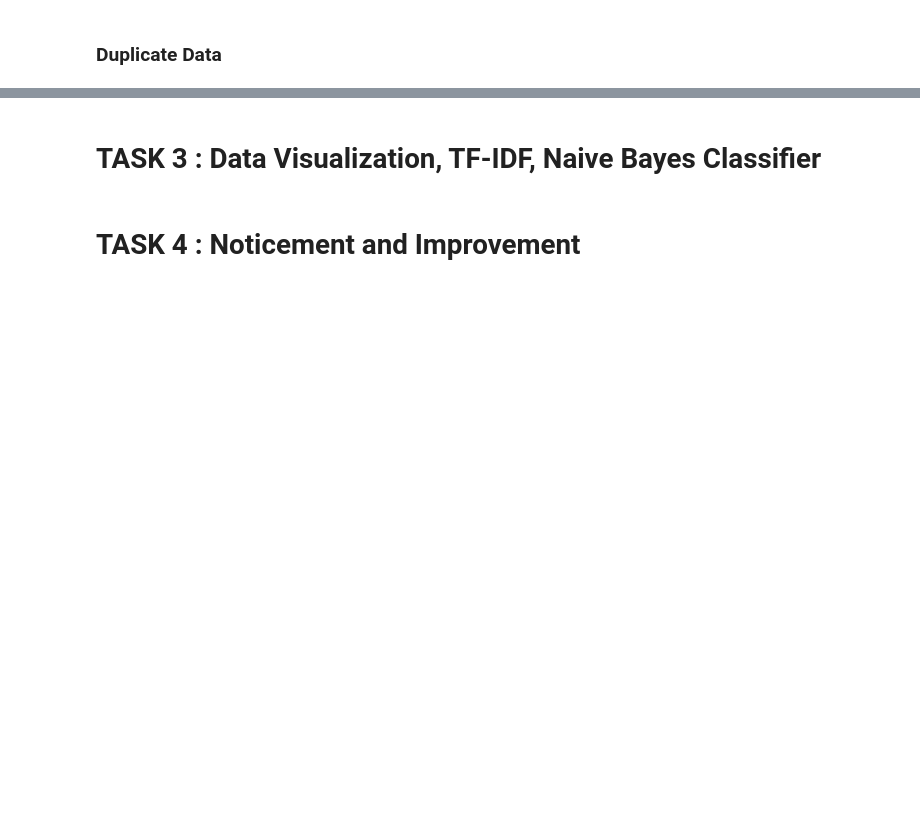
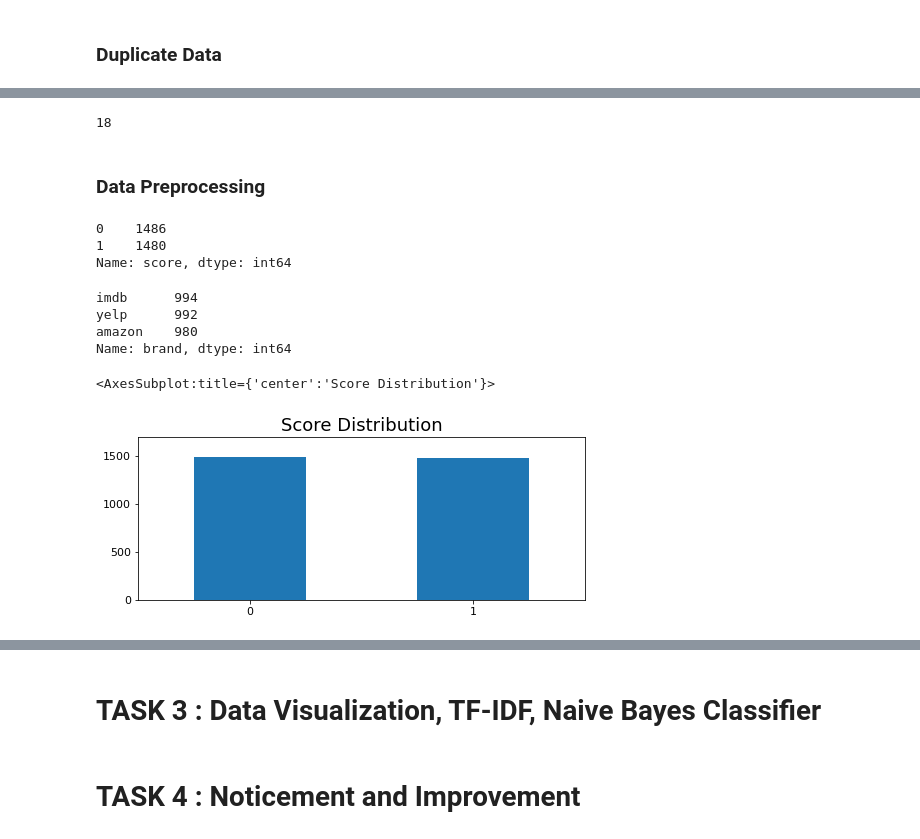
Before and after one commit to szlee118/DM2021-Lab1-Homework, a Jupyter notebook: DM2021-Lab1-Homework.ipynb, the cells around one changed output, grey strips where cells are left out. Cells and saved outputs as stored; diff of their text form; code cells hidden in the pictures; blank space fills up the shorter version.

```diff
--- a/DM2021-Lab1-Homework.ipynb
+++ b/DM2021-Lab1-Homework.ipynb
@@ -407,0 +449,6 @@ Name: sentence, dtype: object
+# %%
+# dummy record as dictionary format
+dummy_dict = [{'sentence': 'dummy_record'
+              }]
+df = df.append(dummy_dict, ignore_index=True)
+df.isnull().apply(lambda x: dmh.check_missing_values(x))
@@ -408,2 +459,4 @@ Name: sentence, dtype: object
+# %%
+df.dropna(inplace=True)
 # %% [markdown]
 ### Duplicate Data
@@ -409,0 +482,41 @@ Name: sentence, dtype: object
+# %%
+dummy_duplicate_dict = [{
+                             'sentence': 'dummy record',
+                             'score': 1
+                        },
+                        {
+                             'sentence': 'dummy record',
+                             'score': 1
+                        }]
+
+df = df.append(dummy_duplicate_dict, ignore_index=True)
+
+sum(df.duplicated('sentence'))
+# %% [output]
+18
+# %%
+df.drop_duplicates(keep=False, inplace=True)
+# %% [markdown]
+### Data Preprocessing
+# %%
+df_sample = df.sample(n=1000)
+df.score.value_counts()
+# %% [output]
+0    1486
+1    1480
+Name: score, dtype: int64
+# %%
+df.brand.value_counts()
+# %% [output]
+imdb      994
+yelp      992
+amazon    980
+Name: brand, dtype: int64
+# %%
+df.score.value_counts().plot(kind = 'bar',
+                                    title = 'Score Distribution',
+                                    ylim = [0, 1700],
+                                    rot = 0, fontsize = 11, figsize = (8,3))
+# %% [output]
+<AxesSubplot:title={'center':'Score Distribution'}>
+[figure, added]
```
Also changed, not shown: parts of 10 cells of this notebook.
